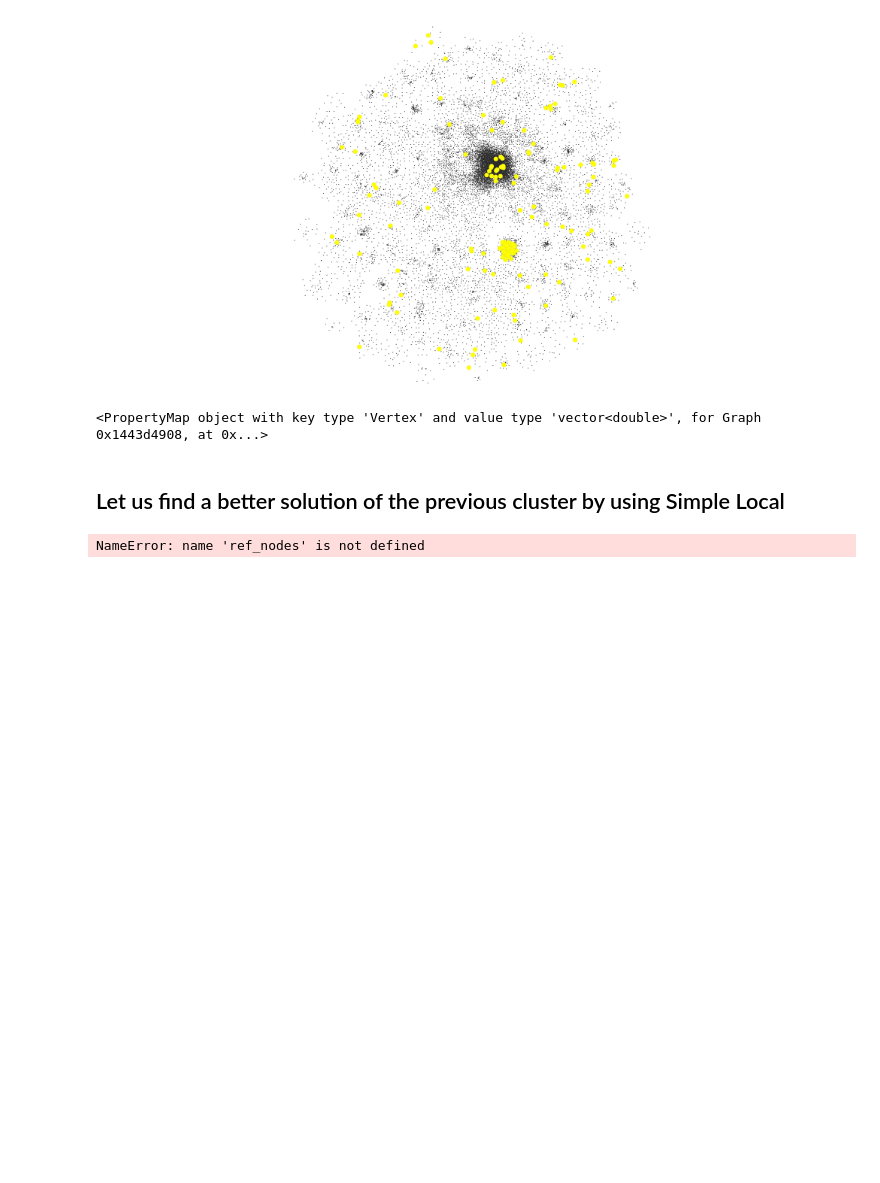
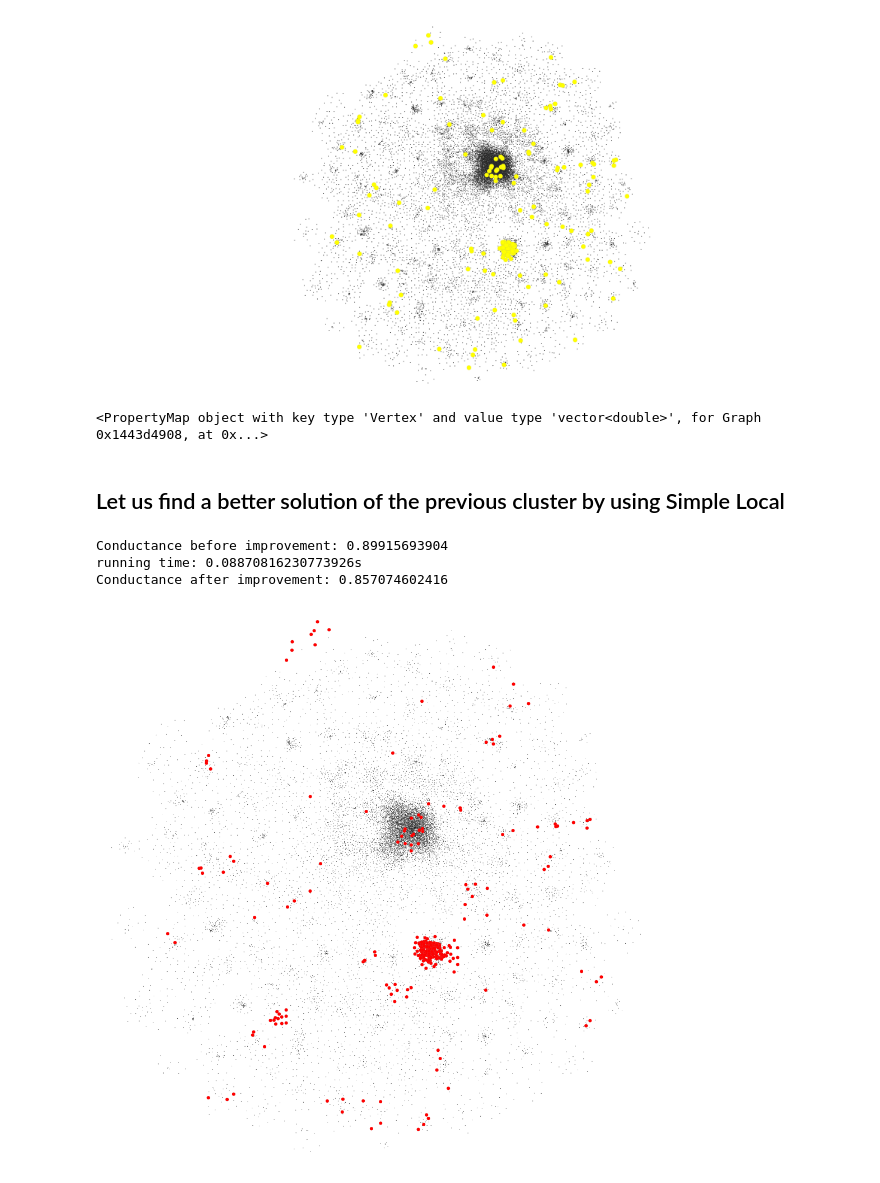
Before and after one commit to kfoynt/LocalGraphClustering, a Jupyter notebook: notebooks/examples_Bioinformatics_with_visualization.ipynb, the cells around one changed output. Drawn from its saved outputs; the diff is of its cells as text; code cells hidden in the pictures; blank space fills up the shorter version.

```diff
--- a/notebooks/examples_Bioinformatics_with_visualization.ipynb
+++ b/notebooks/examples_Bioinformatics_with_visualization.ipynb
@@ -397,11 +397,11 @@ graph_draw(g_gtool, pos, output_size=(1000, 500),
 SL_fast = SimpleLocal_fast.SimpleLocal_fast()
 
 # Conductance before improvement
-print("Conductance before improvement:",g.compute_conductance(ref_nodes))
+print("Conductance before improvement:",g.compute_conductance(l1_reg_vector_rounded))
 
 # Start calling SimpleLocal
 start = time.time()
-output_SL_fast = SL_fast.produce([g],[ref_nodes])
+output_SL_fast = SL_fast.produce([g],[l1_reg_vector_rounded])
 end = time.time()
 print("running time:",str(end-start)+"s")
 
@@ -410,34 +410,33 @@ print("Conductance after improvement:",g.compute_conductance(output_SL_fast[0][0
 
 output_SL = output_SL_fast[0][0]
 # %% [output]
-NameError: name 'ref_nodes' is not defined
+Conductance before improvement: 0.89915693904
+running time: 0.08870816230773926s
+Conductance after improvement: 0.857074602416
 # %%
 # Visualize the results.
 temp = np.zeros(g._num_vertices) + 1
 
 temp[output_SL] = 6
 
 node_size = g_gtool.new_vertex_property("double",temp)
 
 temp = ["black" for x in range(g._num_vertices)]
 
 for i in output_SL:
     temp[i] = "red"
 
 node_colours = g_gtool.new_vertex_property("string",temp)
 
-halo = np.zeros(g._num_vertices, dtype=bool)
-halo[ref_node] = True
-node_halo = g_gtool.new_vertex_property("bool",halo)
-
 c_map = plt.get_cmap('autumn')
 
 graph_draw(g_gtool, pos, output_size=(1000, 1000),
            vertex_size=node_size,
            vertex_fill_color=node_colours,
            vertex_halo=node_halo,
-           vertex_halo_size = 2.0,
            vorder=node_size,
            edge_pen_width=0.0,
            edge_color = [0.0, 0, 0, 0.05],
            vcmap=c_map)
+# %% [output]
+[figure, added]
```
Also changed, not shown: parts of 2 cells of this notebook.
